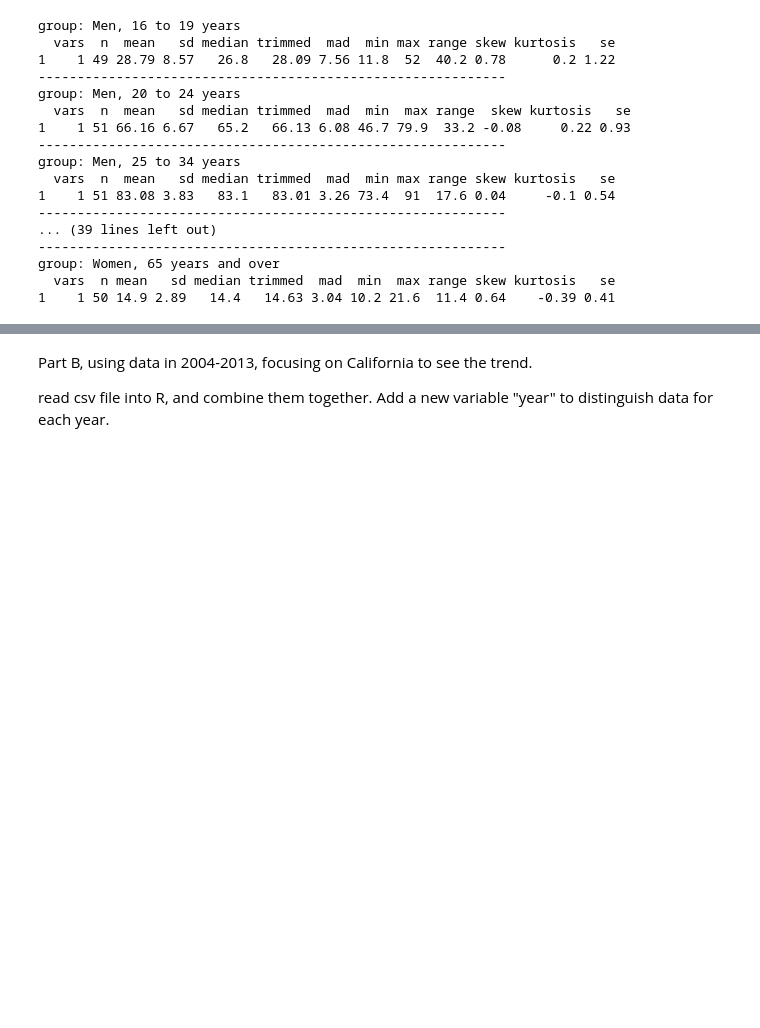
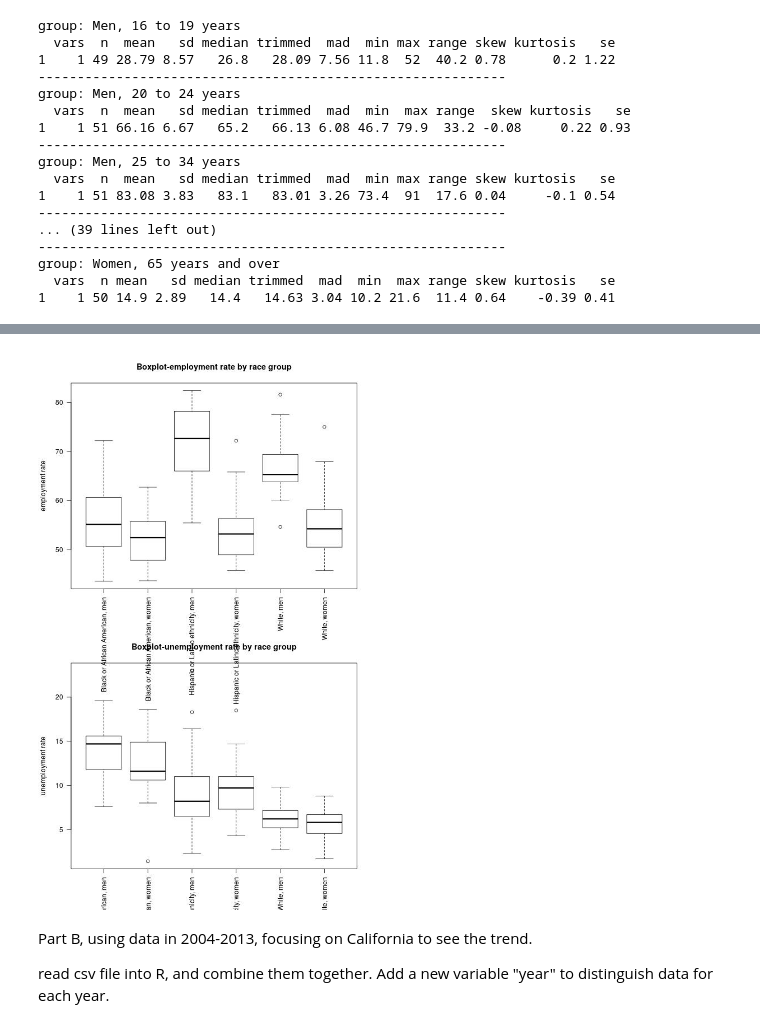
Before and after one commit to yuhanw/Team_Four.0, a Jupyter notebook: notebooks/NB2_data_cleaning.ipynb, the cells around one changed output, grey strips where cells are left out. Cells and saved outputs as stored; diff of their text form; code cells hidden in the pictures; blank space fills up the shorter version.

```diff
--- a/notebooks/NB2_data_cleaning.ipynb
+++ b/notebooks/NB2_data_cleaning.ipynb
@@ -177,3 +221,8 @@ boxplot(A13age$unemp_rate~A13age$group, las=2, ylab="unemployment rate", main="B
+# %%
+
+Image('summary by race.jpeg')
+# %% [output]
+[figure, added]
 # %% [markdown]
 Part B, using data in 2004-2013, focusing on California to see the trend.
 
```
Also changed, not shown: parts of 15 cells of this notebook.
